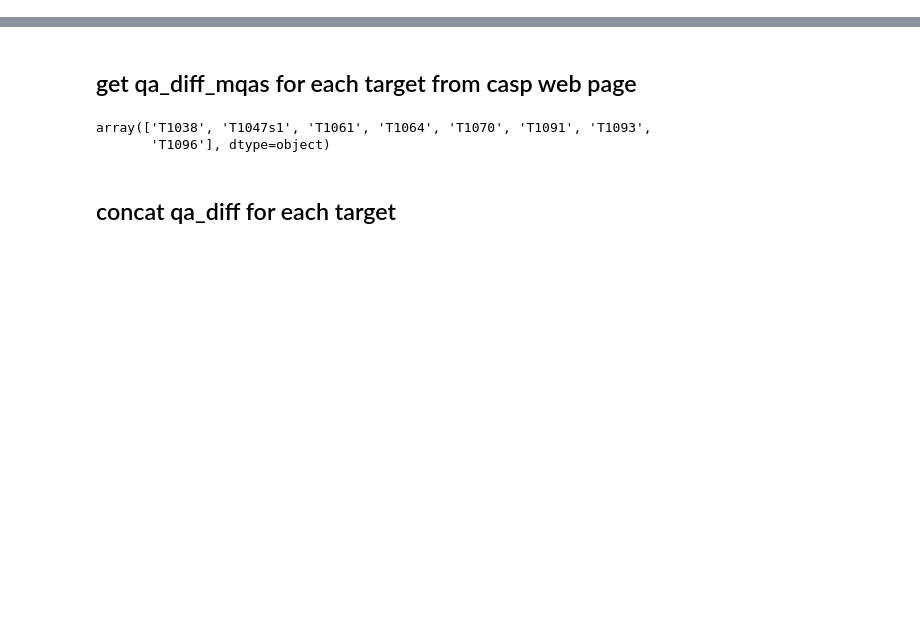
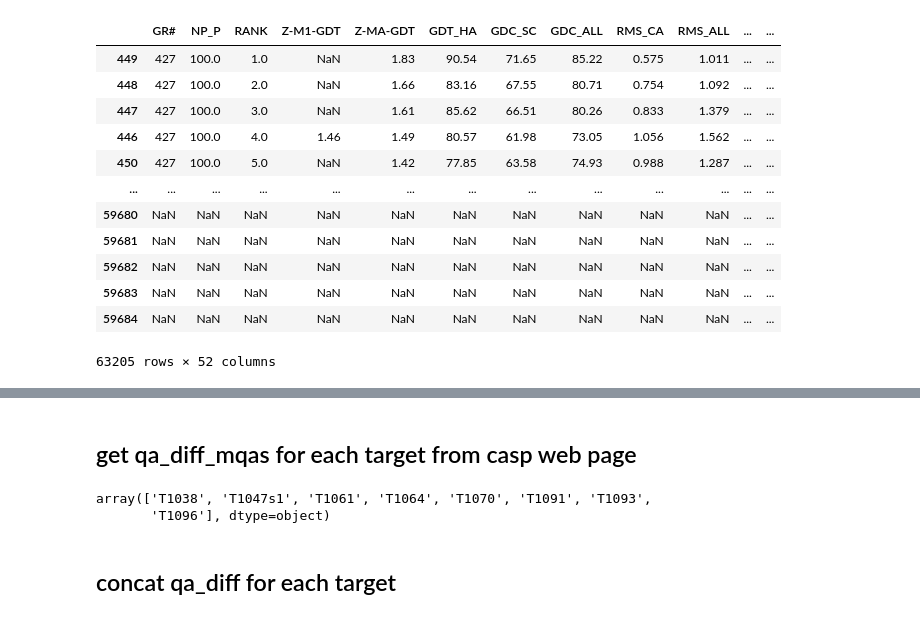
Before and after one commit to yutake27/casp, a Jupyter notebook: casp14/download/src/get_mqa_score.ipynb, the cells around one changed output, grey strips where cells are left out. Drawn from its saved outputs; the diff is of its cells as text; code cells hidden in the pictures; blank space fills up the shorter version.

```diff
--- a/casp14/download/src/get_mqa_score.ipynb
+++ b/casp14/download/src/get_mqa_score.ipynb
@@ -70 +68,21 @@ result_df = pd.read_csv('../data/casp14_res_table.csv', index_col=0)
+# %%
+table_df = pd.read_csv('../data/casp14_res_table.csv', index_col=0).drop(['GDT_TS'], axis=1)
+sda_df = pd.read_csv('../data/casp14_res_sda.csv', index_col=0)
+result_df = pd.merge(table_df, sda_df, left_index=True, right_on='Model', how='outer')
+result_df['Target'] = [model.split('TS')[0] for model in result_df['Model']]
+result_df
+# %% [output]
+|  | GR# | NP_P | RANK | Z-M1-GDT | Z-MA-GDT | GDT_HA | GDC_SC | GDC_ALL | RMS_CA | RMS_ALL | ... | ... |
+| 449 | 427 | 100.0 | 1.0 | NaN | 1.83 | 90.54 | 71.65 | 85.22 | 0.575 | 1.011 | ... | ... |
+| 448 | 427 | 100.0 | 2.0 | NaN | 1.66 | 83.16 | 67.55 | 80.71 | 0.754 | 1.092 | ... | ... |
+| 447 | 427 | 100.0 | 3.0 | NaN | 1.61 | 85.62 | 66.51 | 80.26 | 0.833 | 1.379 | ... | ... |
+| 446 | 427 | 100.0 | 4.0 | 1.46 | 1.49 | 80.57 | 61.98 | 73.05 | 1.056 | 1.562 | ... | ... |
+| 450 | 427 | 100.0 | 5.0 | NaN | 1.42 | 77.85 | 63.58 | 74.93 | 0.988 | 1.287 | ... | ... |
+| ... | ... | ... | ... | ... | ... | ... | ... | ... | ... | ... | ... | ... |
+| 59680 | NaN | NaN | NaN | NaN | NaN | NaN | NaN | NaN | NaN | NaN | ... | ... |
+| 59681 | NaN | NaN | NaN | NaN | NaN | NaN | NaN | NaN | NaN | NaN | ... | ... |
+| 59682 | NaN | NaN | NaN | NaN | NaN | NaN | NaN | NaN | NaN | NaN | ... | ... |
+| 59683 | NaN | NaN | NaN | NaN | NaN | NaN | NaN | NaN | NaN | NaN | ... | ... |
+| 59684 | NaN | NaN | NaN | NaN | NaN | NaN | NaN | NaN | NaN | NaN | ... | ... |
+63205 rows × 52 columns
 # %%
```
Also changed, not shown: parts of 14 cells of this notebook.
